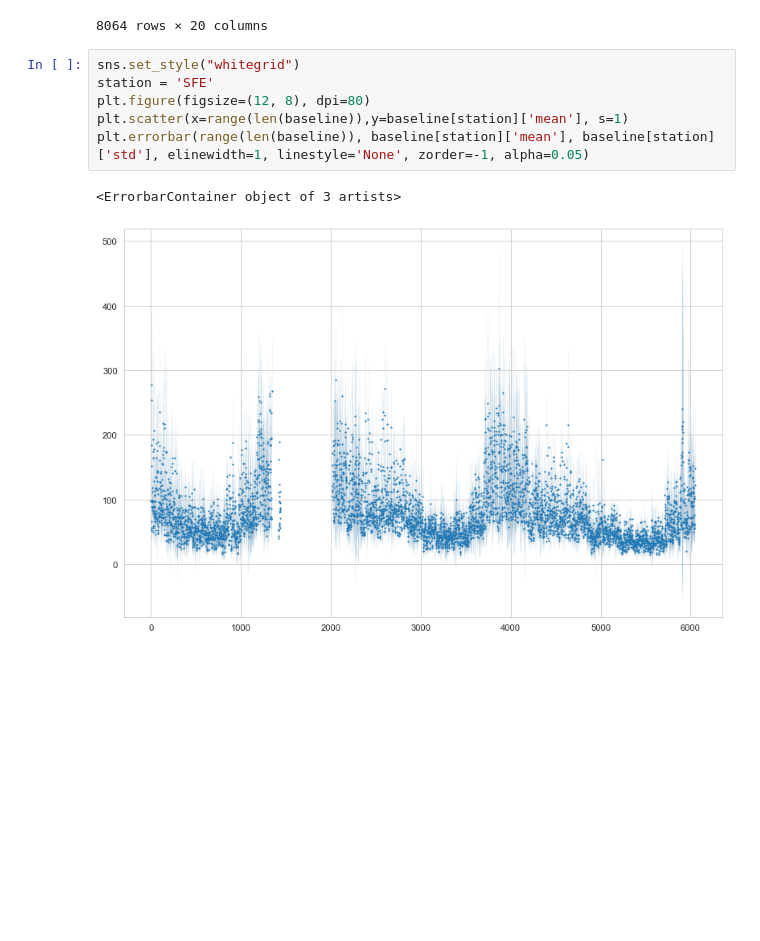
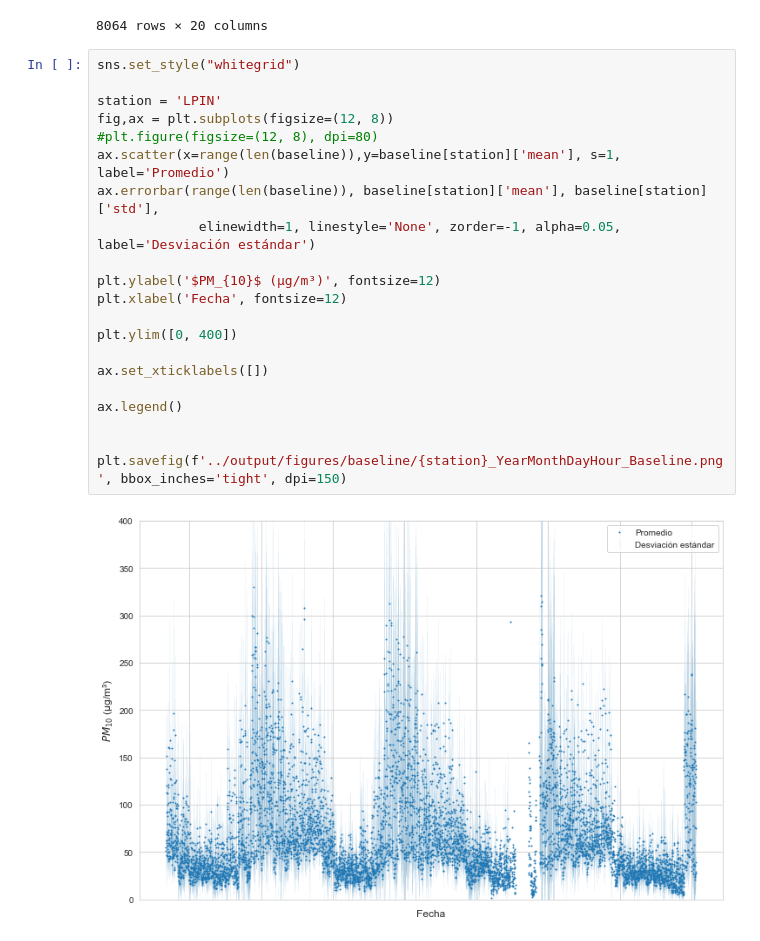
Before and after one commit to edgaregurrola/satellite_aq, a Jupyter notebook: notebooks/08a-AirQuality-Baseline.ipynb, the cells around one changed output. Drawn from its saved outputs; the diff is of its cells as text; blank space fills up the shorter version.

Commit message:
Baseline figures

```diff
--- a/notebooks/08a-AirQuality-Baseline.ipynb
+++ b/notebooks/08a-AirQuality-Baseline.ipynb
@@ -44,13 +44,27 @@ baseline
 8064 rows × 20 columns
 # %%
 sns.set_style("whitegrid")
-station = 'SFE'
-plt.figure(figsize=(12, 8), dpi=80)
-plt.scatter(x=range(len(baseline)),y=baseline[station]['mean'], s=1)
-plt.errorbar(range(len(baseline)), baseline[station]['mean'], baseline[station]['std'], elinewidth=1, linestyle='None', zorder=-1, alpha=0.05)
+
+station = 'LPIN'
+fig,ax = plt.subplots(figsize=(12, 8))
+#plt.figure(figsize=(12, 8), dpi=80)
+ax.scatter(x=range(len(baseline)),y=baseline[station]['mean'], s=1, label='Promedio')
+ax.errorbar(range(len(baseline)), baseline[station]['mean'], baseline[station]['std'],
+             elinewidth=1, linestyle='None', zorder=-1, alpha=0.05, label='Desviación estándar')
+
+plt.ylabel('$PM_{10}$ (μg/m³)', fontsize=12)
+plt.xlabel('Fecha', fontsize=12)
+
+plt.ylim([0, 400])
+
+ax.set_xticklabels([])
+
+ax.legend()
+
+
+plt.savefig(f'../output/figures/baseline/{station}_YearMonthDayHour_Baseline.png', bbox_inches='tight', dpi=150)
 # %% [output]
-<ErrorbarContainer object of 3 artists>
-[figure, old version]
+[figure, new version]
 # %%
 def year_baseline(df, year_range, station):
 
```
Also changed, not shown: parts of 2 cells of this notebook, 9 other files.
